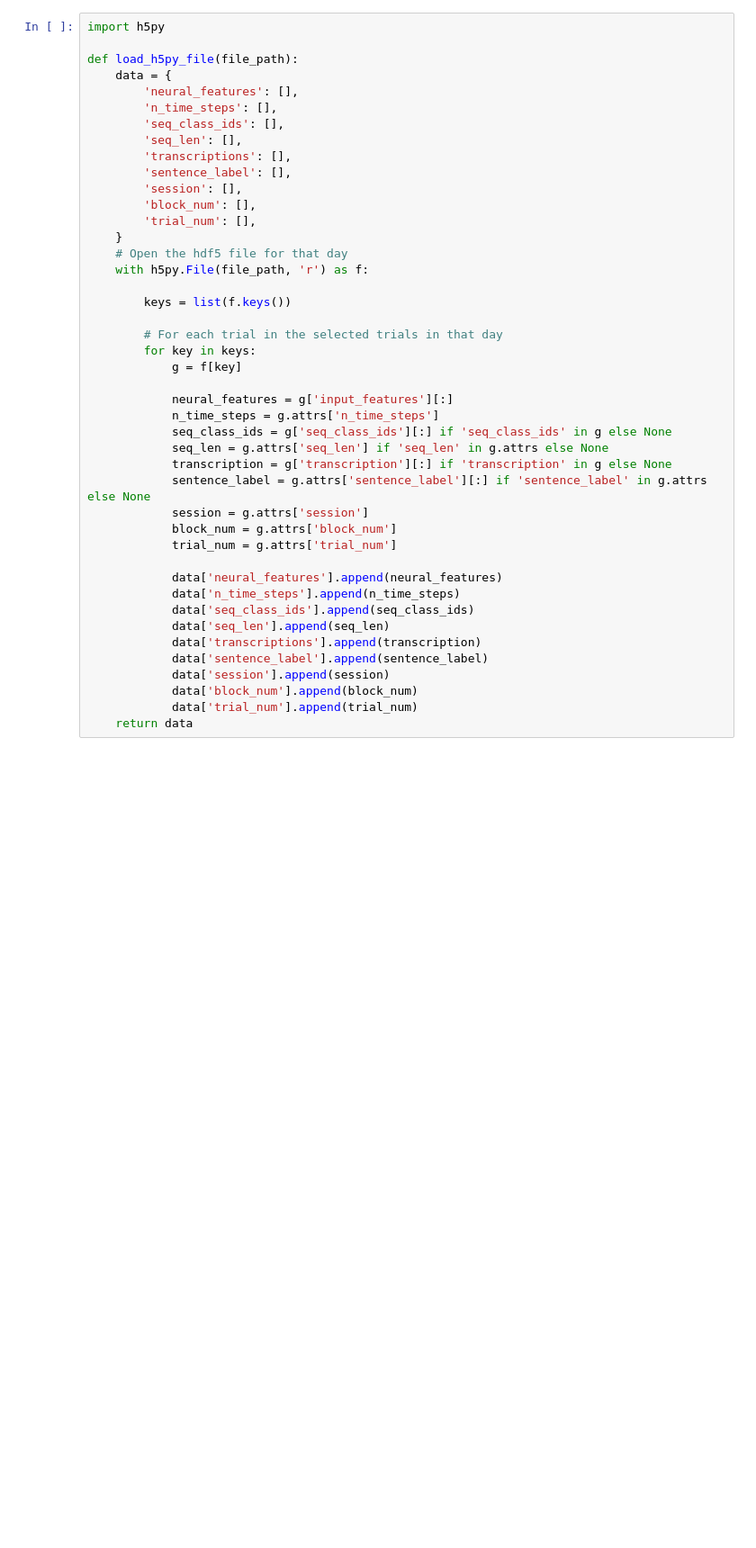
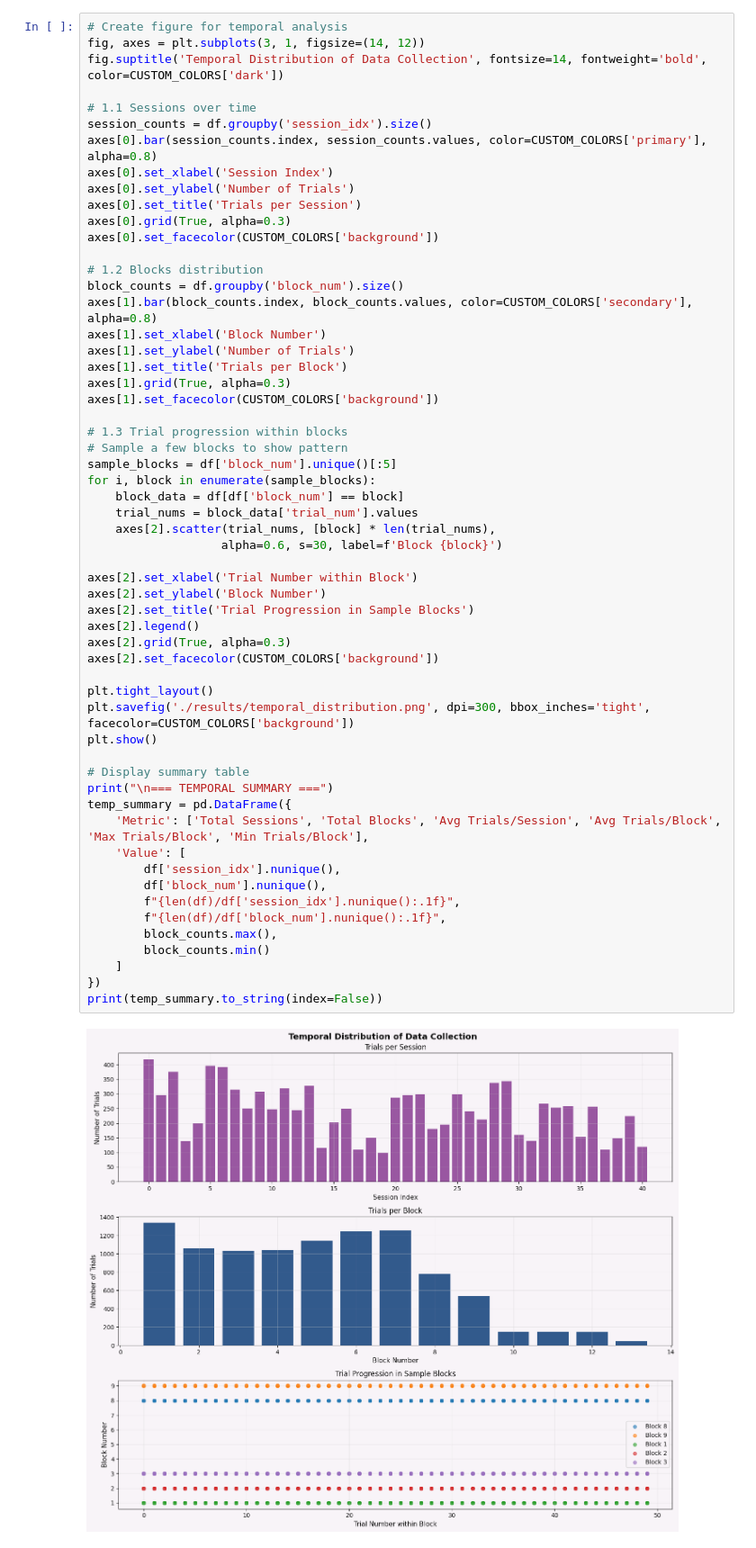
Before and after one commit to mel6502/Brain2Text25, a Jupyter notebook: test_ke_ai.ipynb, the cells around one changed output. Shown at 90% size. Cells and saved outputs as stored; diff of their text form; blank space fills up the shorter version.

```diff
--- a/test_ke_ai.ipynb
+++ b/test_ke_ai.ipynb
@@ -6,44 +206,59 @@ from tqdm import tqdm
 # %%
-import h5py
+# Create figure for temporal analysis
+fig, axes = plt.subplots(3, 1, figsize=(14, 12))
+fig.suptitle('Temporal Distribution of Data Collection', fontsize=14, fontweight='bold', color=CUSTOM_COLORS['dark'])
 
-def load_h5py_file(file_path):
-    data = {
-        'neural_features': [],
-        'n_time_steps': [],
-        'seq_class_ids': [],
-        'seq_len': [],
-        'transcriptions': [],
-        'sentence_label': [],
-        'session': [],
-        'block_num': [],
-        'trial_num': [],
-    }
-    # Open the hdf5 file for that day
-    with h5py.File(file_path, 'r') as f:
+# 1.1 Sessions over time
+session_counts = df.groupby('session_idx').size()
+axes[0].bar(session_counts.index, session_counts.values, color=CUSTOM_COLORS['primary'], alpha=0.8)
+axes[0].set_xlabel('Session Index')
+axes[0].set_ylabel('Number of Trials')
+axes[0].set_title('Trials per Session')
+axes[0].grid(True, alpha=0.3)
+axes[0].set_facecolor(CUSTOM_COLORS['background'])
 
-        keys = list(f.keys())
+# 1.2 Blocks distribution
+block_counts = df.groupby('block_num').size()
+axes[1].bar(block_counts.index, block_counts.values, color=CUSTOM_COLORS['secondary'], alpha=0.8)
+axes[1].set_xlabel('Block Number')
+axes[1].set_ylabel('Number of Trials')
+axes[1].set_title('Trials per Block')
+axes[1].grid(True, alpha=0.3)
+axes[1].set_facecolor(CUSTOM_COLORS['background'])
 
-        # For each trial in the selected trials in that day
-        for key in keys:
-            g = f[key]
+# 1.3 Trial progression within blocks
+# Sample a few blocks to show pattern
+sample_blocks = df['block_num'].unique()[:5]
+for i, block in enumerate(sample_blocks):
+    block_data = df[df['block_num'] == block]
+    trial_nums = block_data['trial_num'].values
+    axes[2].scatter(trial_nums, [block] * len(trial_nums),
+                   alpha=0.6, s=30, label=f'Block {block}')
 
-            neural_features = g['input_features'][:]
-            n_time_steps = g.attrs['n_time_steps']
-            seq_class_ids = g['seq_class_ids'][:] if 'seq_class_ids' in g else None
-            seq_len = g.attrs['seq_len'] if 'seq_len' in g.attrs else None
-            transcription = g['transcription'][:] if 'transcription' in g else None
-            sentence_label = g.attrs['sentence_label'][:] if 'sentence_label' in g.attrs else None
-            session = g.attrs['session']
-            block_num = g.attrs['block_num']
-            trial_num = g.attrs['trial_num']
+axes[2].set_xlabel('Trial Number within Block')
+axes[2].set_ylabel('Block Number')
+axes[2].set_title('Trial Progression in Sample Blocks')
+axes[2].legend()
+axes[2].grid(True, alpha=0.3)
+axes[2].set_facecolor(CUSTOM_COLORS['background'])
 
-            data['neural_features'].append(neural_features)
-            data['n_time_steps'].append(n_time_steps)
-            data['seq_class_ids'].append(seq_class_ids)
-            data['seq_len'].append(seq_len)
-            data['transcriptions'].append(transcription)
-            data['sentence_label'].append(sentence_label)
-            data['session'].append(session)
-            data['block_num'].append(block_num)
-            data['trial_num'].append(trial_num)
-    return data
+plt.tight_layout()
+plt.savefig('./results/temporal_distribution.png', dpi=300, bbox_inches='tight', facecolor=CUSTOM_COLORS['background'])
+plt.show()
+
+# Display summary table
+print("\n=== TEMPORAL SUMMARY ===")
+temp_summary = pd.DataFrame({
+    'Metric': ['Total Sessions', 'Total Blocks', 'Avg Trials/Session', 'Avg Trials/Block', 'Max Trials/Block', 'Min Trials/Block'],
+    'Value': [
+        df['session_idx'].nunique(),
+        df['block_num'].nunique(),
+        f"{len(df)/df['session_idx'].nunique():.1f}",
+        f"{len(df)/df['block_num'].nunique():.1f}",
+        block_counts.max(),
+        block_counts.min()
+    ]
+})
+print(temp_summary.to_string(index=False))
+# %% [output]
+[figure, added]
```
Also changed, not shown: parts of 17 cells of this notebook, 2 other files.
